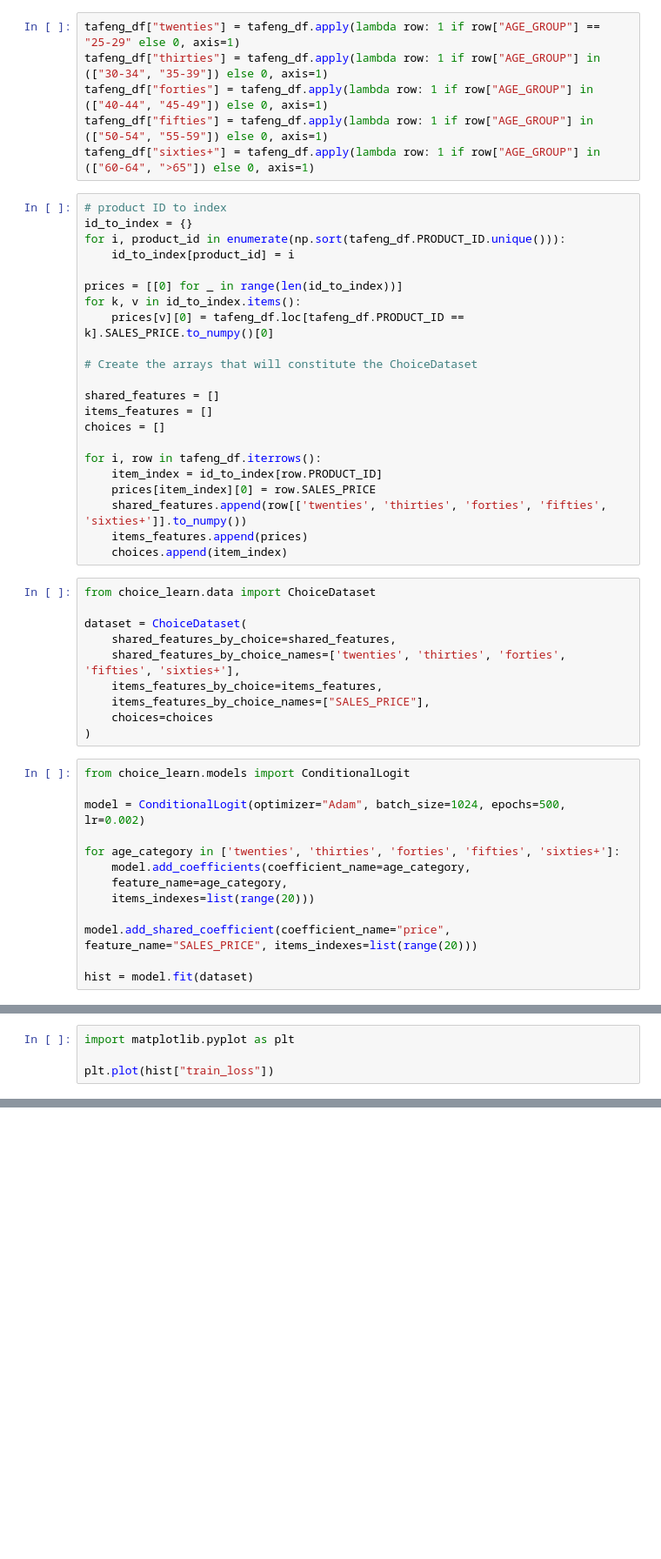
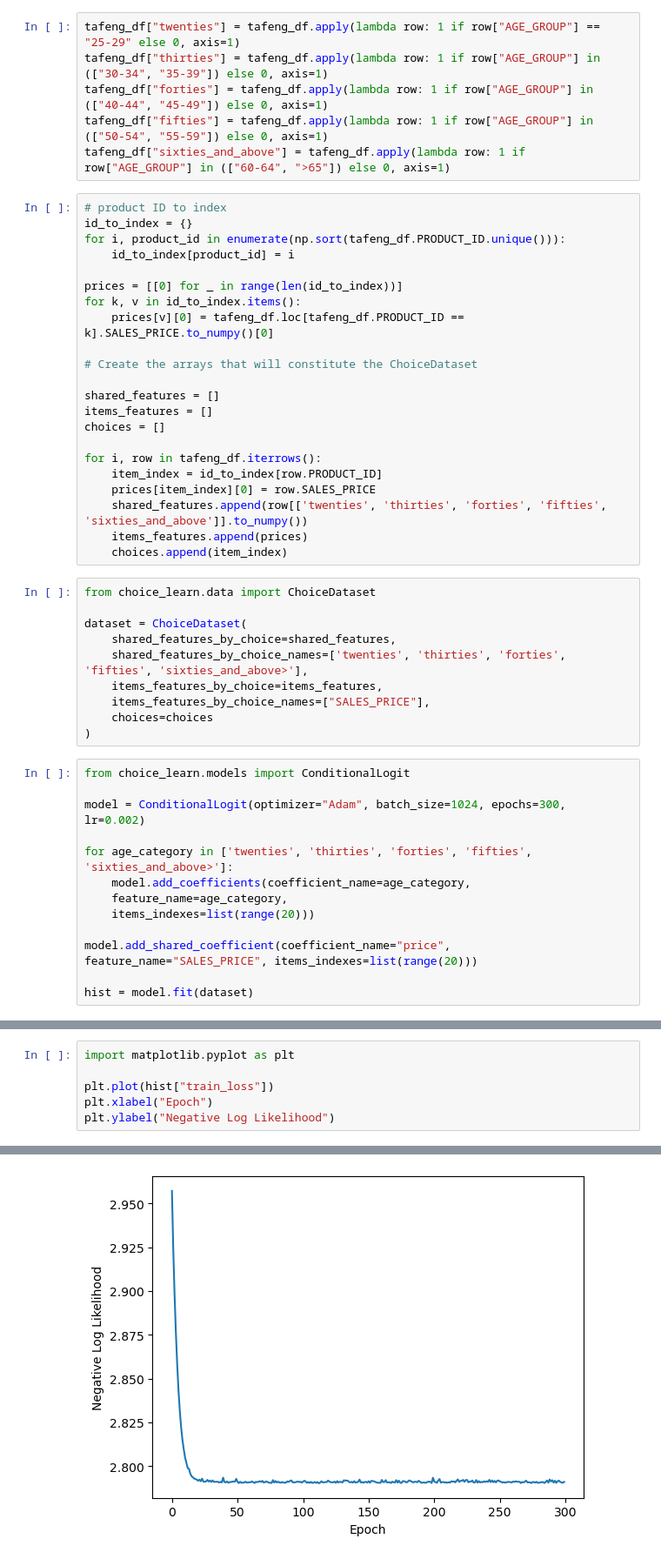
Before and after one commit to VincentAuriau/choice-learn-tutorials, a Jupyter notebook: notebooks/assortment-optimization.ipynb, the cells around one changed output, grey strips where cells are left out. Shown at 87% size. Drawn from its saved outputs; the diff is of its cells as text; blank space fills up the shorter version.

```diff
--- a/notebooks/assortment-optimization.ipynb
+++ b/notebooks/assortment-optimization.ipynb
@@ -23,7 +37,7 @@ tafeng_df["twenties"] = tafeng_df.apply(lambda row: 1 if row["AGE_GROUP"] == "25
 tafeng_df["thirties"] = tafeng_df.apply(lambda row: 1 if row["AGE_GROUP"] in (["30-34", "35-39"]) else 0, axis=1)
 tafeng_df["forties"] = tafeng_df.apply(lambda row: 1 if row["AGE_GROUP"] in (["40-44", "45-49"]) else 0, axis=1)
 tafeng_df["fifties"] = tafeng_df.apply(lambda row: 1 if row["AGE_GROUP"] in (["50-54", "55-59"]) else 0, axis=1)
-tafeng_df["sixties+"] = tafeng_df.apply(lambda row: 1 if row["AGE_GROUP"] in (["60-64", ">65"]) else 0, axis=1)
+tafeng_df["sixties_and_above"] = tafeng_df.apply(lambda row: 1 if row["AGE_GROUP"] in (["60-64", ">65"]) else 0, axis=1)
 # %%
 # product ID to index
 id_to_index = {}
@@ -43,7 +57,7 @@ choices = []
 for i, row in tafeng_df.iterrows():
     item_index = id_to_index[row.PRODUCT_ID]
     prices[item_index][0] = row.SALES_PRICE
-    shared_features.append(row[['twenties', 'thirties', 'forties', 'fifties', 'sixties+']].to_numpy())
+    shared_features.append(row[['twenties', 'thirties', 'forties', 'fifties', 'sixties_and_above']].to_numpy())
     items_features.append(prices)
     choices.append(item_index)
 # %%
@@ -51,7 +65,7 @@ from choice_learn.data import ChoiceDataset
 
 dataset = ChoiceDataset(
     shared_features_by_choice=shared_features,
-    shared_features_by_choice_names=['twenties', 'thirties', 'forties', 'fifties', 'sixties+'],
+    shared_features_by_choice_names=['twenties', 'thirties', 'forties', 'fifties', 'sixties_and_above>'],
     items_features_by_choice=items_features,
     items_features_by_choice_names=["SALES_PRICE"],
     choices=choices
@@ -59,9 +73,9 @@ dataset = ChoiceDataset(
 # %%
 from choice_learn.models import ConditionalLogit
 
-model = ConditionalLogit(optimizer="Adam", batch_size=1024, epochs=500, lr=0.002)
+model = ConditionalLogit(optimizer="Adam", batch_size=1024, epochs=300, lr=0.002)
 
-for age_category in ['twenties', 'thirties', 'forties', 'fifties', 'sixties+']:
+for age_category in ['twenties', 'thirties', 'forties', 'fifties', 'sixties_and_above>']:
     model.add_coefficients(coefficient_name=age_category,
     feature_name=age_category,
     items_indexes=list(range(20)))
@@ -73,3 +99,6 @@ hist = model.fit(dataset)
 import matplotlib.pyplot as plt
 
 plt.plot(hist["train_loss"])
+plt.xlabel("Epoch")
+plt.ylabel("Negative Log Likelihood")
+# %% [output]
@@ -76,3 +106,4 @@ plt.plot(hist["train_loss"])
+[figure, added]
 # %%
 future_prices = np.stack([items_features[-1]]*5, axis=0)
 age_category = np.eye(5).astype("float32")
```
Also changed, not shown: parts of 6 cells of this notebook, 1 other file.
